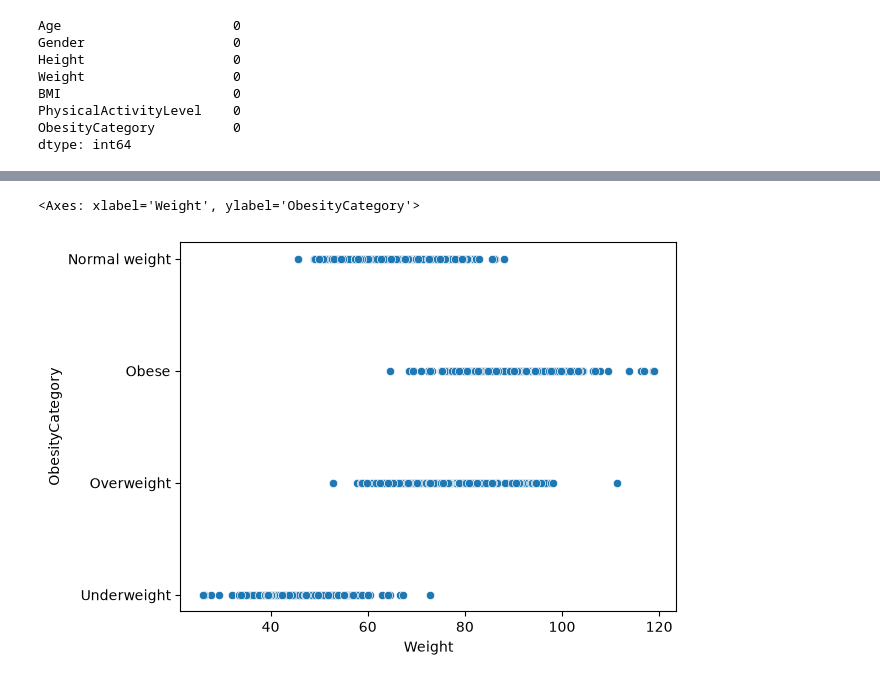
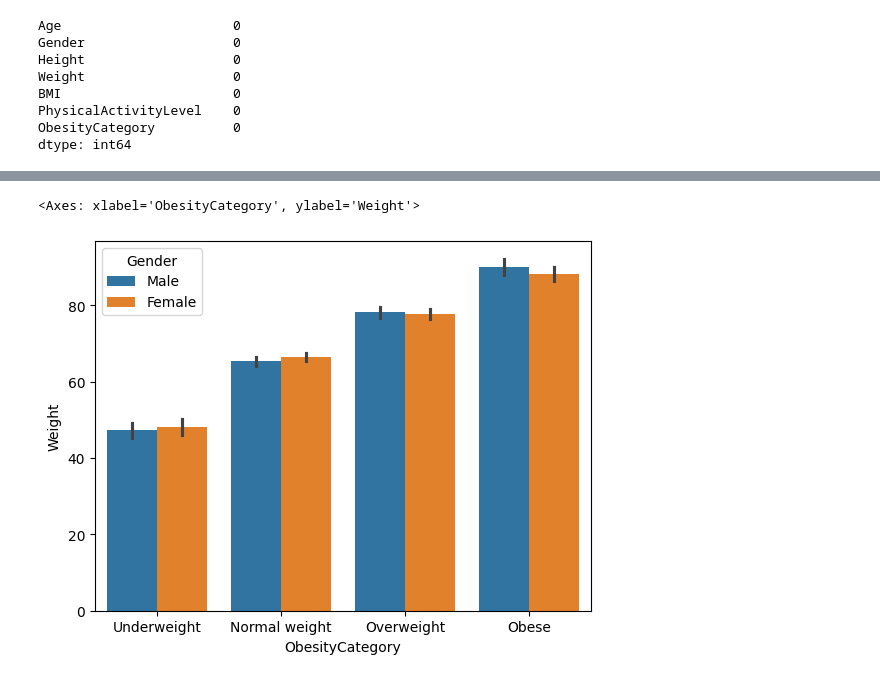
Before and after one commit to asoali67/Capstone, a Jupyter notebook: Capstone.ipynb, the cells around one changed output, grey strips where cells are left out. Saved outputs shown, nothing was run; the diff lists cells and outputs as text; code cells hidden in the pictures.

```diff
--- a/Capstone.ipynb
+++ b/Capstone.ipynb
@@ -81,6 +127,12 @@ sns.scatterplot(data=obesity, x='BMI', y='ObesityCategory')
 # %%
-# working with Age target data
-sns.scatterplot(data=obesity, x='Weight', y='ObesityCategory')
+# working with Weight target data
+sns.barplot(
+   data=obesity,
+       x='ObesityCategory',
+       y='Weight',
+       hue='Gender',
+       order=["Underweight", "Normal weight", "Overweight", 'Obese']
+)
 # %% [output]
-<Axes: xlabel='Weight', ylabel='ObesityCategory'>
+<Axes: xlabel='ObesityCategory', ylabel='Weight'>
-[figure, old version]
+[figure, new version]
```
Also changed, not shown: parts of 40 cells of this notebook.
